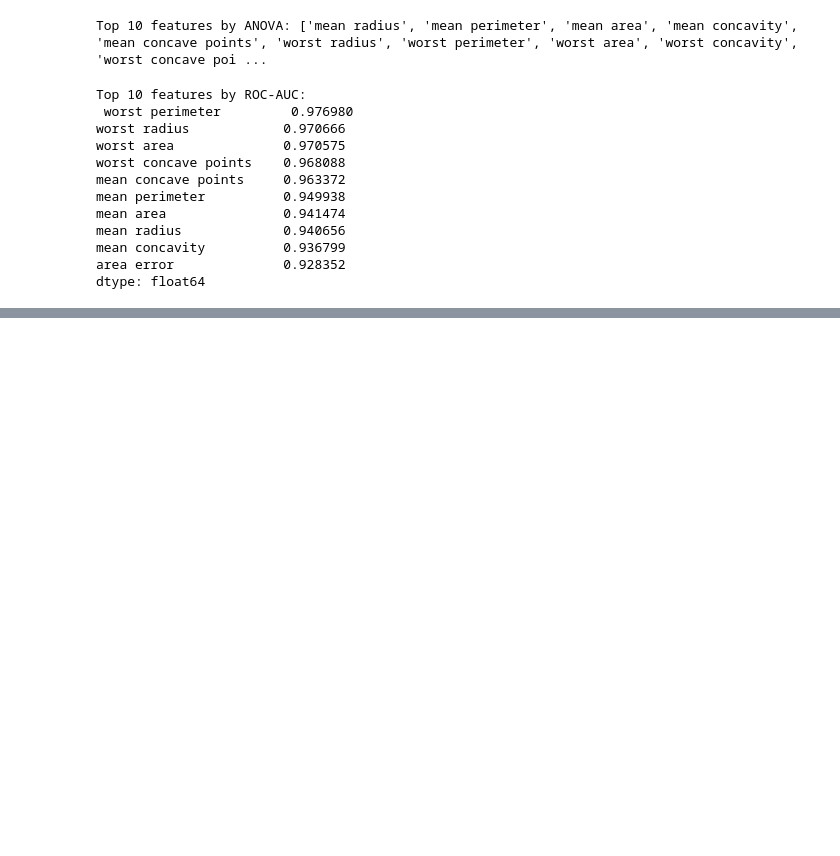
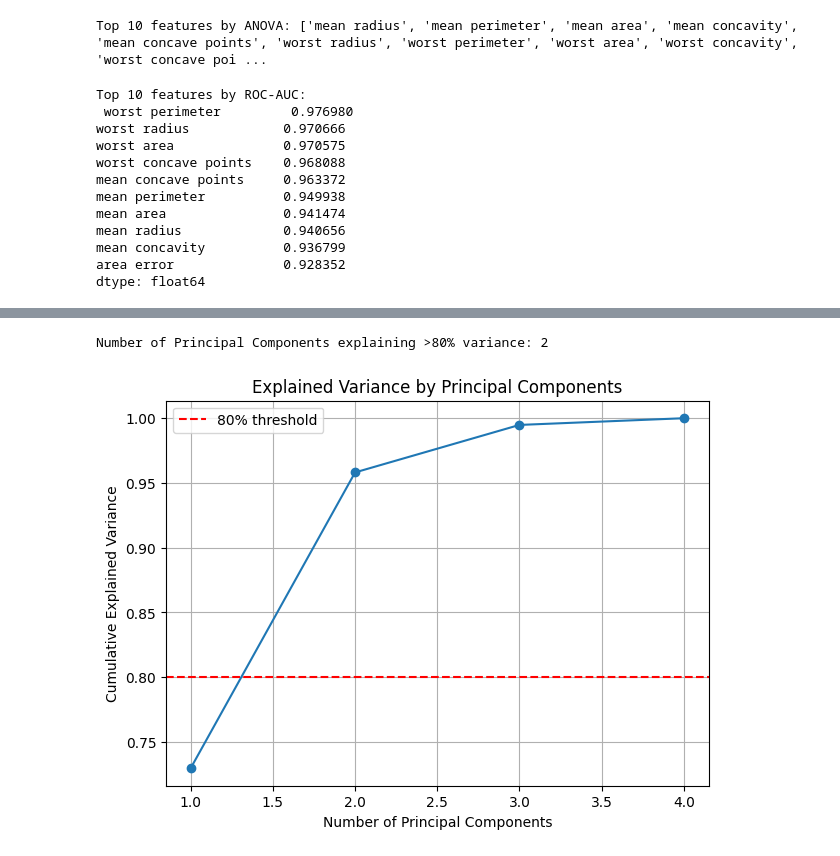
Before and after one commit to rajguru9889/ML_LAB, a Jupyter notebook: week_3&4.ipynb, the cells around one changed output, grey strips where cells are left out. Cells and saved outputs as stored; diff of their text form; code cells hidden in the pictures; blank space fills up the shorter version.

```diff
--- a/week_3&4.ipynb
+++ b/week_3&4.ipynb
@@ -132,0 +190,17 @@ dtype: float64
+# %%
+cumulative_var = np.cumsum(explained_var)
+num_components_80 = np.argmax(cumulative_var >= 0.80) + 1
+
+print(f"\nNumber of Principal Components explaining >80% variance: {num_components_80}")
+plt.figure(figsize=(7,5))
+plt.plot(range(1, len(cumulative_var)+1), cumulative_var, marker='o')
+plt.axhline(y=0.8, color='r', linestyle='--', label='80% threshold')
+plt.xlabel('Number of Principal Components')
+plt.ylabel('Cumulative Explained Variance')
+plt.title('Explained Variance by Principal Components')
+plt.legend()
+plt.grid(True)
+plt.show()
+# %% [output]
+Number of Principal Components explaining >80% variance: 2
+[figure, added]
```
Also changed, not shown: parts of 2 cells of this notebook.
